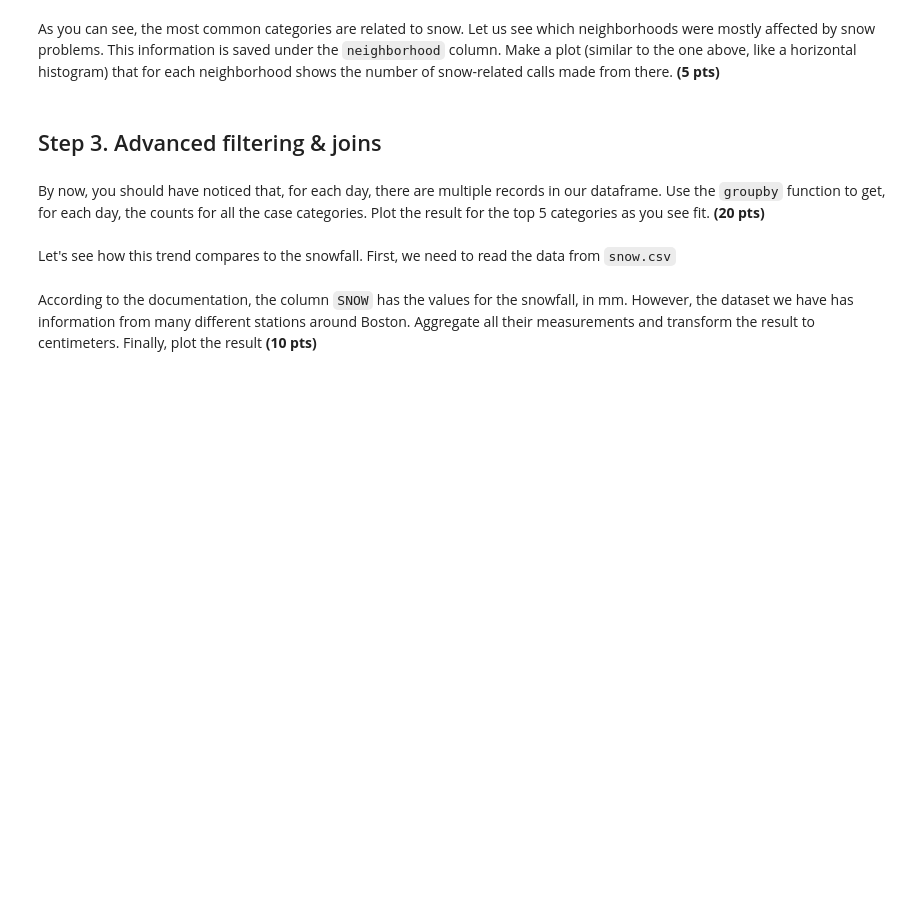
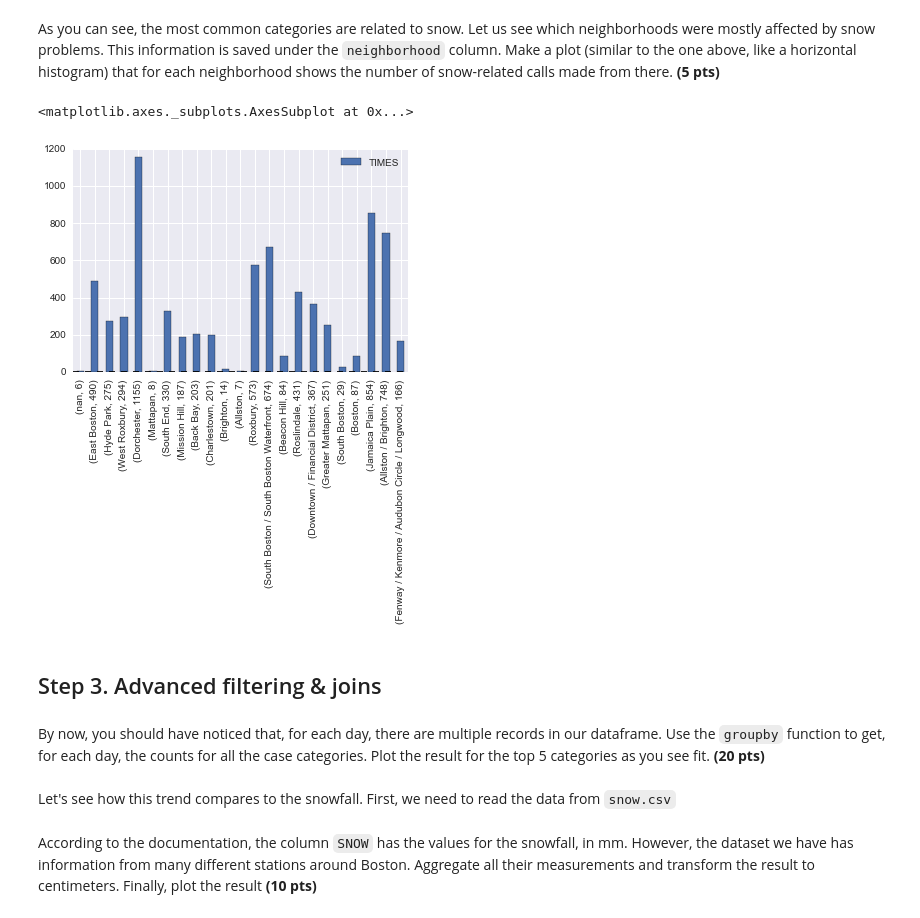
Before and after one commit to tbeaudry/spring-2015-homeworks, a Jupyter notebook: submissions/Homework-2/2.Pandas-in-Boston.ipynb, the cells around one changed output. Cells and saved outputs as stored; diff of their text form; code cells hidden in the pictures; blank space fills up the shorter version.

```diff
--- a/submissions/Homework-2/2.Pandas-in-Boston.ipynb
+++ b/submissions/Homework-2/2.Pandas-in-Boston.ipynb
@@ -182,5 +258,28 @@ Now, let's plot (preferably with horizontal bars) the counts for all the `CASE_T
 # %% [markdown]
 As you can see, the most common categories are related to snow. Let us see which neighborhoods were mostly affected by snow problems. This information is saved under the `neighborhood` column. Make a plot (similar to the one above, like a horizontal histogram) that for each neighborhood shows the number of snow-related calls made from there. **(5 pts)**
+# %%
+boston = pd.read_csv('cases_2015.csv',parse_dates=['OPEN_DT','TARGET_DT','CLOSED_DT'])
+#i am resetting the boston dataframe to include all 911 call
+
+boston=boston[(boston['CASE_TITLE']==('Snow Removal'or'Request for Snow Plowing'or'Misc. Snow Complaint'or'City/State Snow Issues'))]
+
+
+tt={}
+for idx2,row2 in boston.iterrows():
+    if row2['neighborhood'] in tt:
+        tt[row2['neighborhood']]+=1
+    else:
+        tt[row2['neighborhood']]=1
+tt
+
+titles4={}
+for z in tt:
+        titles4[z]=tt[z]
+titledf=pd.DataFrame(list(titles4.itervalues()),columns=['TIMES'],index=list(titles4.iteritems()))
+titledf.plot(kind='bar',orientation='vertical')
+# %% [output]
+<matplotlib.axes._subplots.AxesSubplot at 0x...>
+[figure, added]
 # %% [markdown]
 ## Step 3. Advanced filtering & joins
 # %% [markdown]
```
Also changed, not shown: parts of 5 cells of this notebook.
